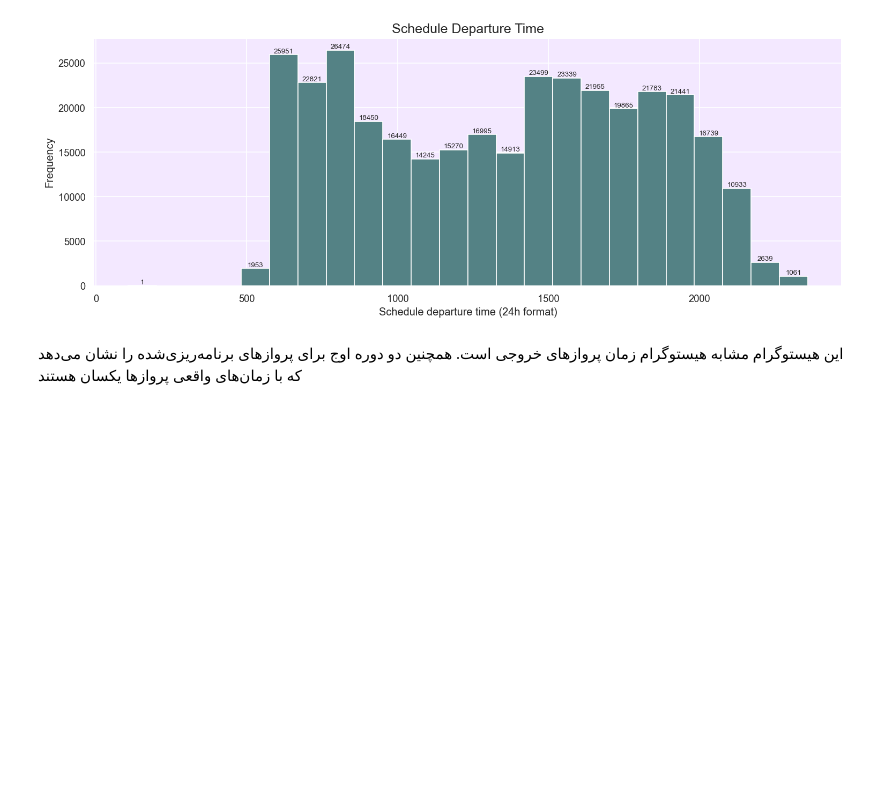
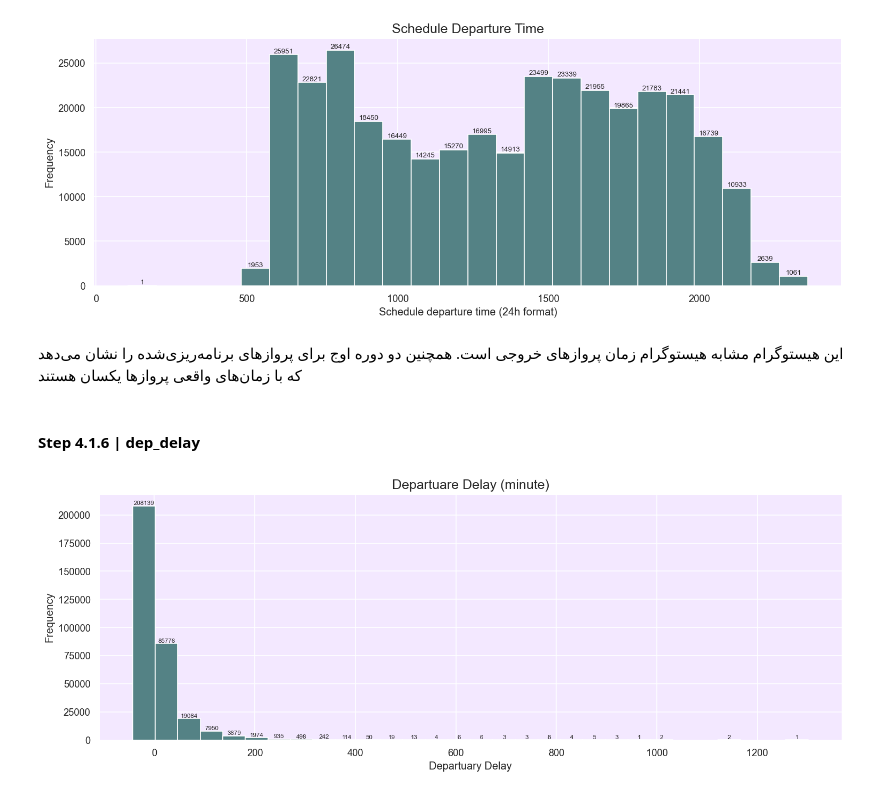
Before and after one commit to ar3haa/EDA-Preprocessing-For-Flights-Data, a Jupyter notebook: data_analysis_for _flights_data.ipynb, the cells around one changed output. Drawn from its saved outputs; the diff is of its cells as text; code cells hidden in the pictures; blank space fills up the shorter version.

Commit message:
EDA (Univariate Analysis step 4.1.6 - 4.1.7)

```diff
--- a/data_analysis_for _flights_data.ipynb
+++ b/data_analysis_for _flights_data.ipynb
@@ -108,12 +108,12 @@ def plot_hist (column , bins , title , xlabel , fontsize=8 , rotation=0):
   bins_center = 0.5*(bins[:-1]+bins[1:])
   for count, x in zip(counts , bins_center):
     if count>0 :
-      plt.text(x,count,str(int(count)),fontsize=fontsize,ha='center' , va='bottom')
+      plt.text(x,count,str(int(count)),fontsize=fontsize,ha='center' , va='bottom' ,rotation=rotation)
 
   plt.show()
 
 
-def plt_bar(column , title, xlabel , fontsize=8 , rotation=0 ):
+def plot_bar(column , title, xlabel , fontsize=8 , rotation=0 ):
   plt.figure(figsize=(15,5))
   counts=column.value_counts()
   counts.plot(kind='bar', color= color , edgecolor='white')
@@ -122,7 +122,7 @@ def plt_bar(column , title, xlabel , fontsize=8 , rotation=0 ):
   plt.ylabel('Frequency', fontsize=12)
 
   for i , v in enumerate(counts):
-    plt.text(i,v,str(v),fontsize=fontsize, ha='center', va='bottom')
+    plt.text(i,v,str(v),fontsize=fontsize, ha='center', va='bottom' ,rotation=rotation)
 
   plt.show()
 # %% [markdown]
@@ -165,3 +165,9 @@ plot_hist(df['sched_dep_time'],bins=24,title='Schedule Departure Time' , xlabel=
 [figure]
 # %% [markdown]
 این هیستوگرام مشابه هیستوگرام زمان پروازهای خروجی است. همچنین دو دوره اوج برای پروازهای برنامه‌ریزی‌شده را نشان می‌دهد که با زمان‌های واقعی پروازها یکسان هستند
+# %% [markdown]
+#### Step 4.1.6 | dep_delay
+# %%
+plot_hist(df['dep_delay'].dropna() , bins=30 , title = 'Departuare Delay (minute)', xlabel='Departuary Delay', fontsize=7)
+# %% [output]
+[figure, added]
```
Also changed, not shown: parts of 33 cells of this notebook.
